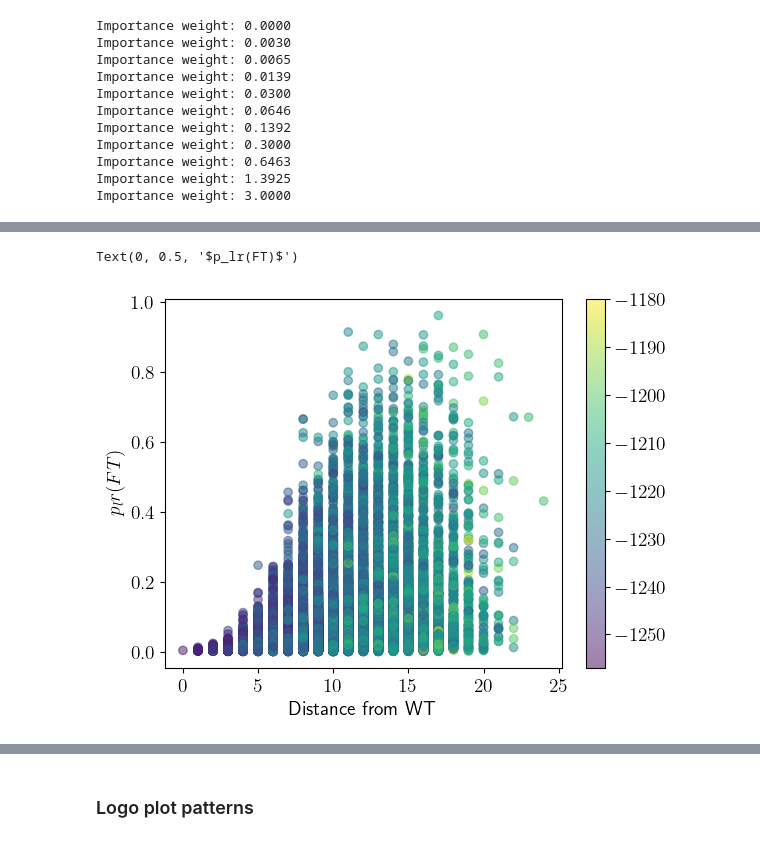
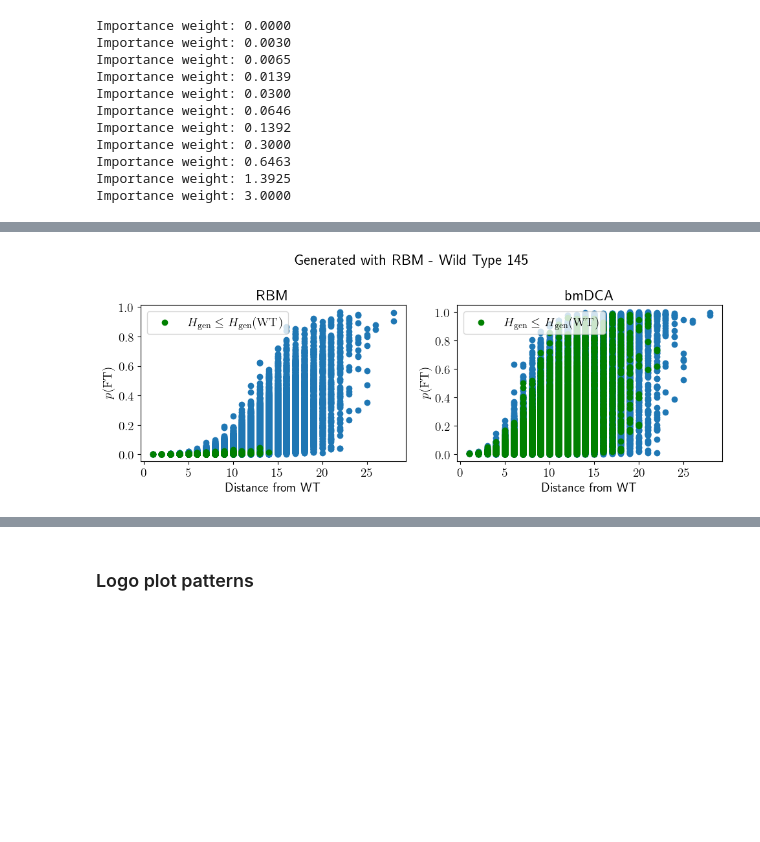
Before and after one commit to spqb/thermostable-ribozymes, a Jupyter notebook: notebooks/analysis_CM.ipynb, the cells around one changed output, grey strips where cells are left out. Drawn from its saved outputs; the diff is of its cells as text; code cells hidden in the pictures; blank space fills up the shorter version.

```diff
--- a/notebooks/analysis_CM.ipynb
+++ b/notebooks/analysis_CM.ipynb
@@ -40,12 +40,15 @@ from annadca.plot import plot_PCA
 from adabmDCA.fasta import get_tokens
 from adabmDCA.stats import get_freq_single_point, get_freq_two_points, get_correlation_two_points
 from adabmDCA.fasta import decode_sequence, encode_sequence
+from adabmDCA.statmech import compute_energy
+from adabmDCA.io import load_params
 
 
 fname_data = "../data/CM/Natural_CM.csv"
 fname_gen = "../data/CM/Generated_CM.csv"
-fname_model = "../models/CM_H1000_lr0.001_params.h5"
-fname_chains = "../models/CM_H1000_lr0.001_chains.fasta"
+fname_model = "../models/CM/RBM/CM_H1000_lr0.001_params.h5"
+fname_chains = "../models/CM/RBM/CM_H1000_lr0.001_chains.fasta"
+fname_params_bmDCA = "../models/CM/bmDCA/bmDCA_params.dat"
 
 device = torch.device("cuda" if torch.cuda.is_available() else "cpu")
 dtype = torch.float32
@@ -81,6 +84,9 @@ rbm = annaRBMcat()
 rbm.load(fname_model, device=device, dtype=dtype)
 chains = rbm.load_chains(filename=fname_chains, alphabet=tokens, device=device, dtype=dtype)
 labels_chains = dataset.to_label(chains["label"])
+
+# load bmDCA parameters
+bmDCA_params = load_params(fname_params_bmDCA, device=device, dtype=dtype, tokens=tokens)
 # %%
 import matplotlib.pyplot as plt
 from sklearn.decomposition import PCA
@@ -472,7 +510,7 @@ write_fasta(
 # %% [markdown]
 Iterate the previous plot for many values of the importance weight
 # %%
-num_samples = 5000
+num_samples = 1000
 ngibbs = 5000
 gen_strength = 1.0
 label_strength = 1.0
@@ -668,9 +647,40 @@ fig.tight_layout()
 # %%
-sc = plt.scatter(distances_fran, p_lr_fran, c=Hgen_fran, alpha=0.5);
-# colormap
-plt.colorbar(sc)
-plt.xlabel("Distance from WT")
-plt.ylabel(r"$p_lr(FT)$")
+def plot_parenzio(
+    ax: plt.Axes,
+    distances: np.ndarray,
+    probs: np.ndarray,
+    energies: np.ndarray,
+    energy_wt: float,
+    title: str,
+):
+    mask = energies <= energy_wt
+    ax.scatter(distances, probs)
+    ax.scatter(distances[mask], probs[mask], label=r"$H_{\mathrm{gen}} \leq H_{\mathrm{gen}}(\mathrm{WT})$", color="green")
+    ax.set_xlabel("Distance from WT")
+    ax.set_ylabel(r"$p(\mathrm{FT})$")
+    ax.set_title(title)
+    ax.legend()
+    return ax
+
+fig, ax = plt.subplots(1, 2, figsize=(10, 4), dpi=100)
+ax[0] = plot_parenzio(
+    ax=ax[0],
+    distances=distances,
+    probs=p_rbm,
+    energies=H_rbm,
+    energy_wt=H_rbm_wt.item(),
+    title=f"RBM"
+)
+
+ax[1] = plot_parenzio(
+    ax=ax[1],
+    distances=distances,
+    probs=p_lr,
+    energies=H_bm,
+    energy_wt=H_bm_wt.item(),
+    title=f"bmDCA"
+)
+fig.suptitle(f"Generated with RBM - Wild Type {idx_wt}");
+fig.tight_layout()
 # %% [output]
-Text(0, 0.5, '$p_lr(FT)$')
-[figure, old version]
+[figure, new version]
```
Also changed, not shown: parts of 16 cells of this notebook, 15 other files.
